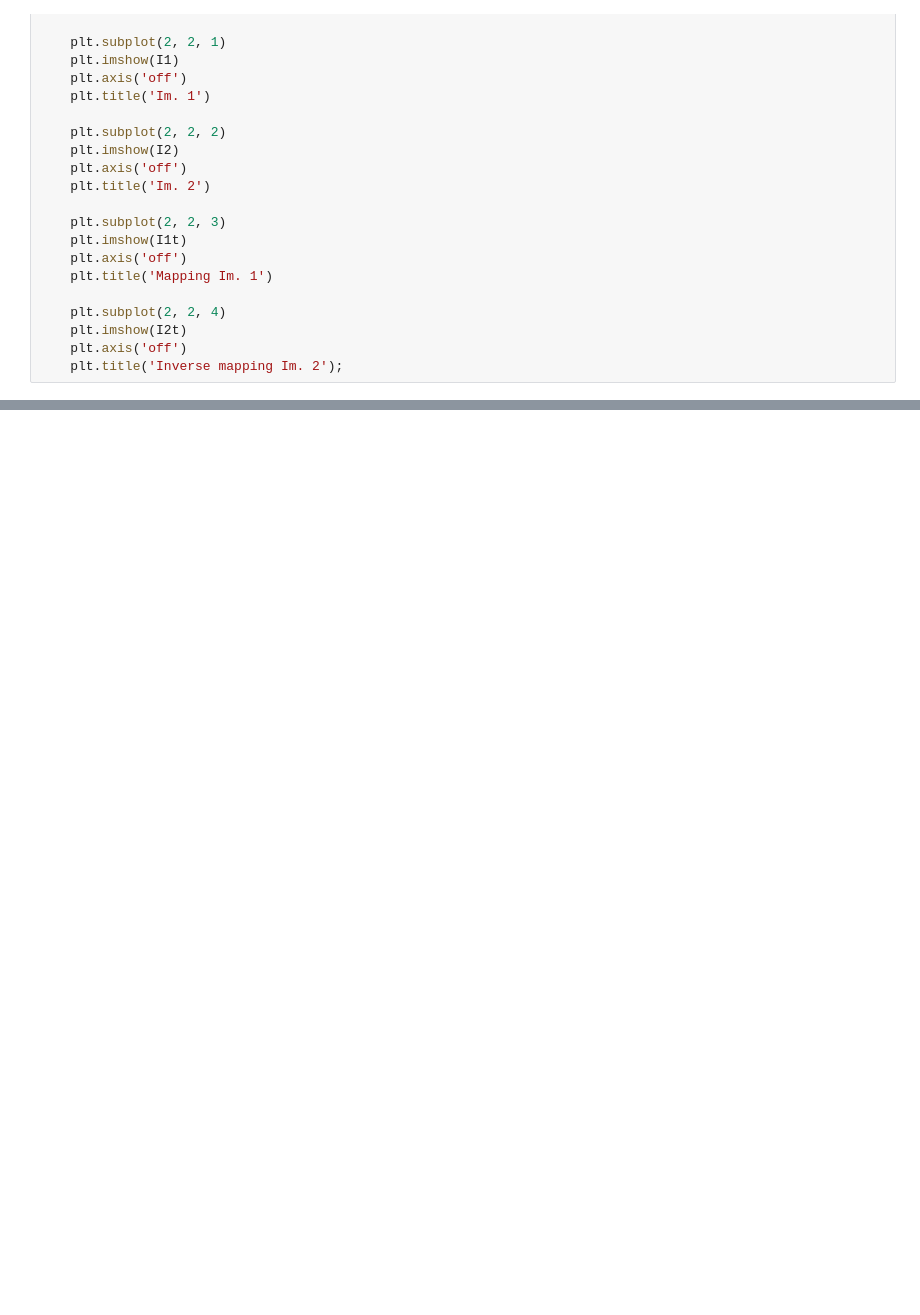
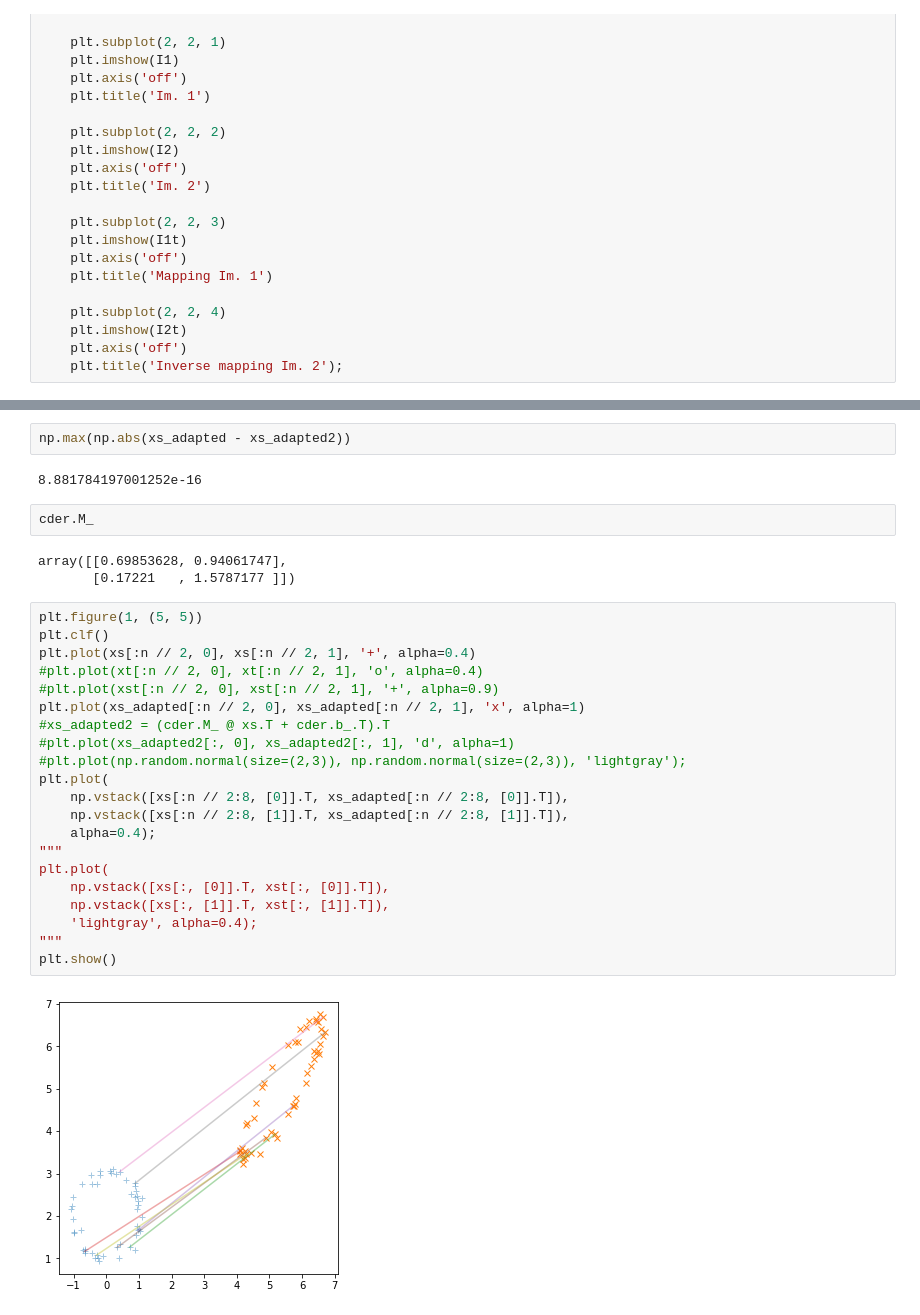
Before and after one commit to calvinmccarter/condo-adapter, a Jupyter notebook: examples/plot_otda_linear_mapping.ipynb, the cells around one changed output, grey strips where cells are left out. Drawn from its saved outputs; the diff is of its cells as text; blank space fills up the shorter version.

```diff
--- a/examples/plot_otda_linear_mapping.ipynb
+++ b/examples/plot_otda_linear_mapping.ipynb
@@ -173,0 +272,32 @@ if False:
+# %%
+np.max(np.abs(xs_adapted - xs_adapted2))
+# %% [output]
+8.881784197001252e-16
+# %%
+cder.M_
+# %% [output]
+array([[0.69853628, 0.94061747],
+       [0.17221   , 1.5787177 ]])
+# %%
+plt.figure(1, (5, 5))
+plt.clf()
+plt.plot(xs[:n // 2, 0], xs[:n // 2, 1], '+', alpha=0.4)
+#plt.plot(xt[:n // 2, 0], xt[:n // 2, 1], 'o', alpha=0.4)
+#plt.plot(xst[:n // 2, 0], xst[:n // 2, 1], '+', alpha=0.9)
+plt.plot(xs_adapted[:n // 2, 0], xs_adapted[:n // 2, 1], 'x', alpha=1)
+#xs_adapted2 = (cder.M_ @ xs.T + cder.b_.T).T
+#plt.plot(xs_adapted2[:, 0], xs_adapted2[:, 1], 'd', alpha=1)
+#plt.plot(np.random.normal(size=(2,3)), np.random.normal(size=(2,3)), 'lightgray');
+plt.plot(
+    np.vstack([xs[:n // 2:8, [0]].T, xs_adapted[:n // 2:8, [0]].T]),
+    np.vstack([xs[:n // 2:8, [1]].T, xs_adapted[:n // 2:8, [1]].T]),
+    alpha=0.4);
+"""
+plt.plot(
+    np.vstack([xs[:, [0]].T, xst[:, [0]].T]),
+    np.vstack([xs[:, [1]].T, xst[:, [1]].T]),
+    'lightgray', alpha=0.4);
+"""
+plt.show()
+# %% [output]
+[figure, added]
```
Also changed, not shown: parts of 33 cells of this notebook, 2 other files.
